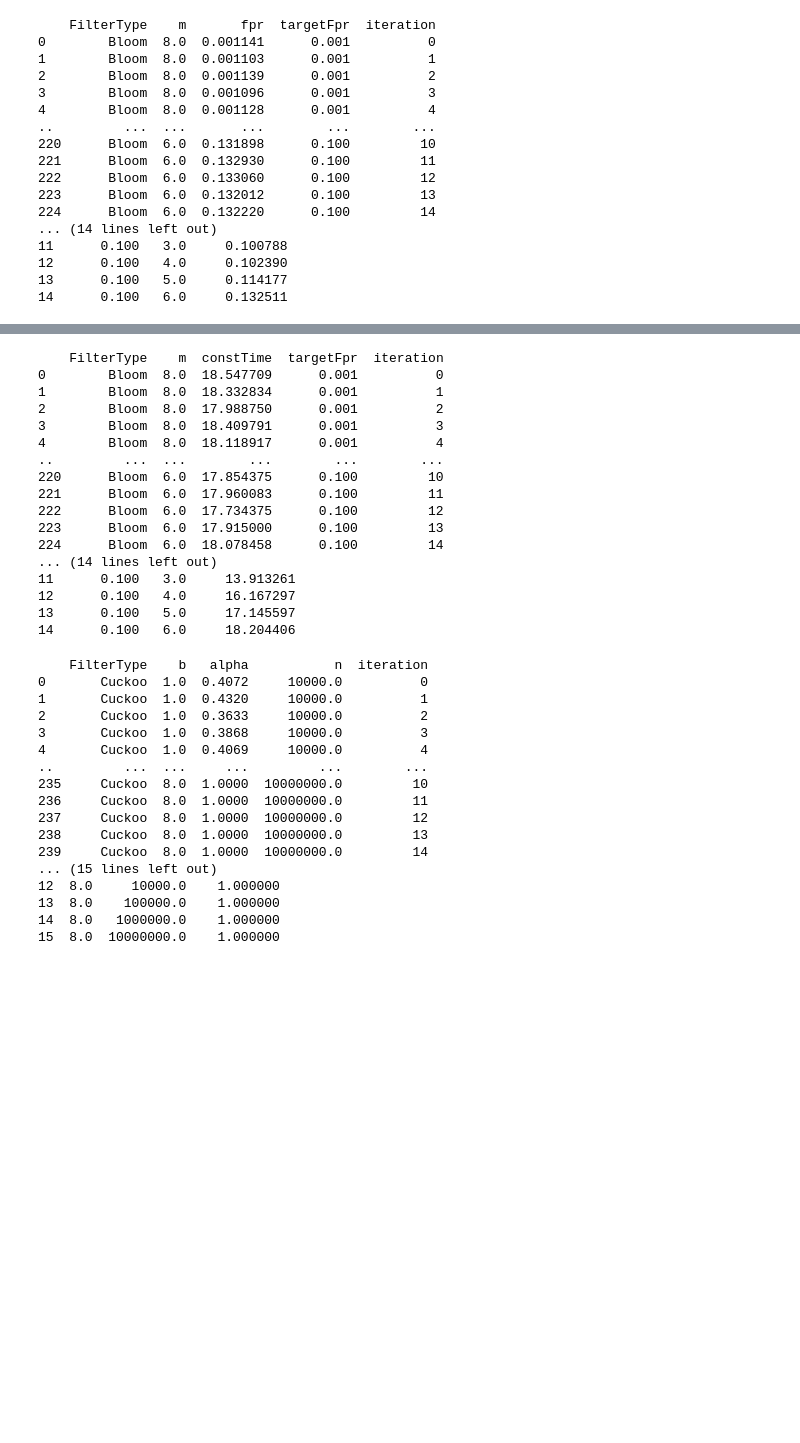
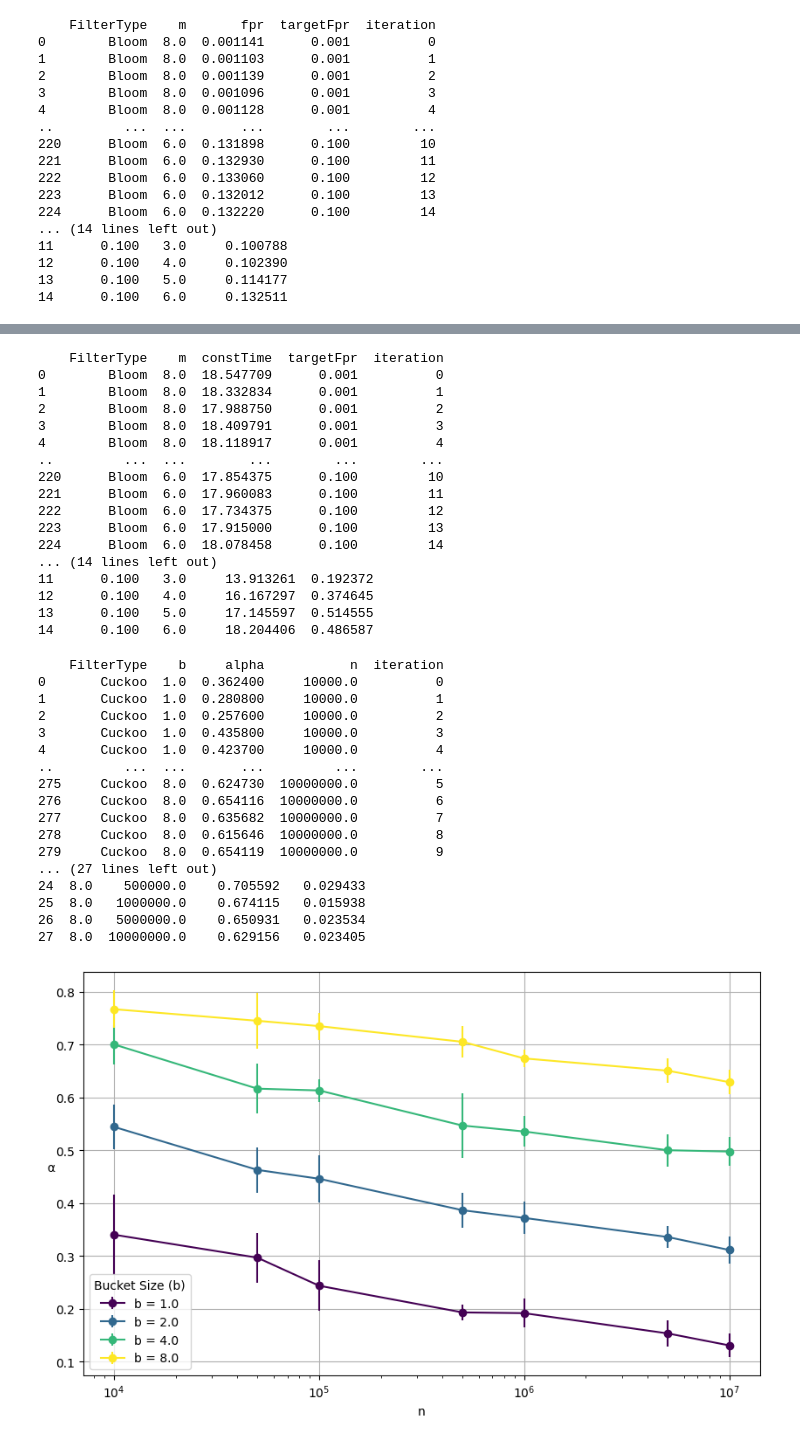
Before and after one commit to jayden14141/Filters, a Jupyter notebook: plot.ipynb, the cells around one changed output, grey strips where cells are left out. Cells and saved outputs as stored; diff of their text form; code cells hidden in the pictures; blank space fills up the shorter version.

```diff
--- a/plot.ipynb
+++ b/plot.ipynb
@@ -362,7 +369,7 @@ df = pd.read_csv('out/report/bloom_m_queryTime.csv')
 print(df)
 df.columns = ['FilterType', 'm', 'queryTime', 'targetFpr', 'iteration']
 
-grouped = df.groupby(['targetFpr', 'm']).agg(average_time=('queryTime', 'mean')).reset_index()
+grouped = df.groupby(['targetFpr', 'm']).agg(average_time=('queryTime', 'mean'), std_time=('queryTime', 'std')).reset_index()
 print(grouped)
 # %% [output]
     FilterType    m  constTime  targetFpr  iteration
@@ -378,32 +385,60 @@ print(grouped)
 223      Bloom  6.0  17.915000      0.100         13
 224      Bloom  6.0  18.078458      0.100         14
 ... (14 lines left out)
-11      0.100   3.0     13.913261
-12      0.100   4.0     16.167297
-13      0.100   5.0     17.145597
-14      0.100   6.0     18.204406
+11      0.100   3.0     13.913261  0.192372
+12      0.100   4.0     16.167297  0.374645
+13      0.100   5.0     17.145597  0.514555
+14      0.100   6.0     18.204406  0.486587
 # %%
 df = pd.read_csv('out/report/cuckoo_b_alpha_n.csv')
 print(df)
 df.columns = ['FilterType', 'b', 'alpha', 'n', 'iteration']
 
-grouped = df.groupby(['b', 'n']).agg(mean_alpha=('alpha', 'mean')).reset_index()
+
+grouped = df.groupby(['b', 'n']).agg(mean_alpha=('alpha', 'mean'), std_alpha=('alpha', 'std')).reset_index()
+
 print(grouped)
+
+# Find unique values of 'b'
+b_values = grouped['b'].unique()
+
+# Setup colors or markers, ensuring there are enough for each 'b' value
+colors = plt.cm.viridis(np.linspace(0, 1, len(b_values)))  # Using a colormap for color coding
+
+# Create a single plot
+plt.figure(figsize=(10, 6))
+
+for b, color in zip(b_values, colors):
+    # Filter the grouped data for the current value of 'b'
+    subset = grouped[grouped['b'] == b]
+
+    # Plot error bars for the current subset
+    plt.errorbar(subset['n'], subset['mean_alpha'], yerr=subset['std_alpha'], fmt='o-', color=color, label=f'b = {b}')
+
+plt.xlabel('n')
+plt.ylabel('α', rotation=0)
+plt.xscale('log')
+
+plt.grid(True)
+plt.legend(title='Bucket Size (b)')
+plt.savefig("./out/cuckoo_b_gamma_n.png")
+plt.show()
 # %% [output]
-    FilterType    b   alpha           n  iteration
-0       Cuckoo  1.0  0.4072     10000.0          0
-1       Cuckoo  1.0  0.4320     10000.0          1
-2       Cuckoo  1.0  0.3633     10000.0          2
-3       Cuckoo  1.0  0.3868     10000.0          3
-4       Cuckoo  1.0  0.4069     10000.0          4
-..         ...  ...     ...         ...        ...
-235     Cuckoo  8.0  1.0000  10000000.0         10
-236     Cuckoo  8.0  1.0000  10000000.0         11
-237     Cuckoo  8.0  1.0000  10000000.0         12
-238     Cuckoo  8.0  1.0000  10000000.0         13
-239     Cuckoo  8.0  1.0000  10000000.0         14
-... (15 lines left out)
-12  8.0     10000.0    1.000000
-13  8.0    100000.0    1.000000
-14  8.0   1000000.0    1.000000
-15  8.0  10000000.0    1.000000
+    FilterType    b     alpha           n  iteration
+0       Cuckoo  1.0  0.362400     10000.0          0
+1       Cuckoo  1.0  0.280800     10000.0          1
+2       Cuckoo  1.0  0.257600     10000.0          2
+3       Cuckoo  1.0  0.435800     10000.0          3
+4       Cuckoo  1.0  0.423700     10000.0          4
+..         ...  ...       ...         ...        ...
+275     Cuckoo  8.0  0.624730  10000000.0          5
+276     Cuckoo  8.0  0.654116  10000000.0          6
+277     Cuckoo  8.0  0.635682  10000000.0          7
+278     Cuckoo  8.0  0.615646  10000000.0          8
+279     Cuckoo  8.0  0.654119  10000000.0          9
+... (27 lines left out)
+24  8.0    500000.0    0.705592   0.029433
+25  8.0   1000000.0    0.674115   0.015938
+26  8.0   5000000.0    0.650931   0.023534
+27  8.0  10000000.0    0.629156   0.023405
+[figure, added]
```
Also changed, not shown: parts of 28 cells of this notebook, 57 other files.
